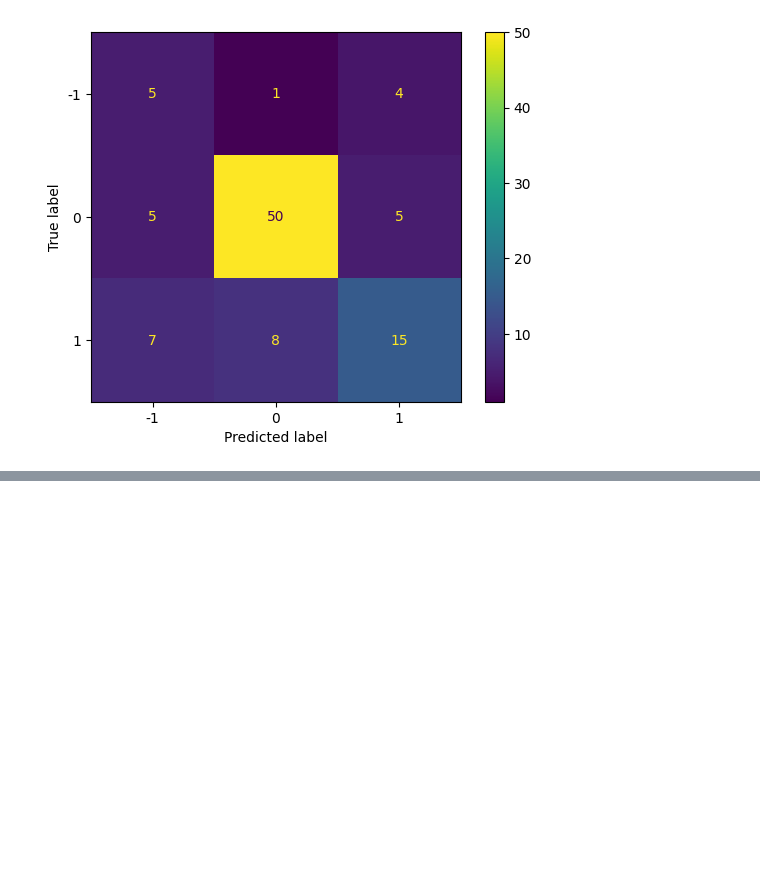
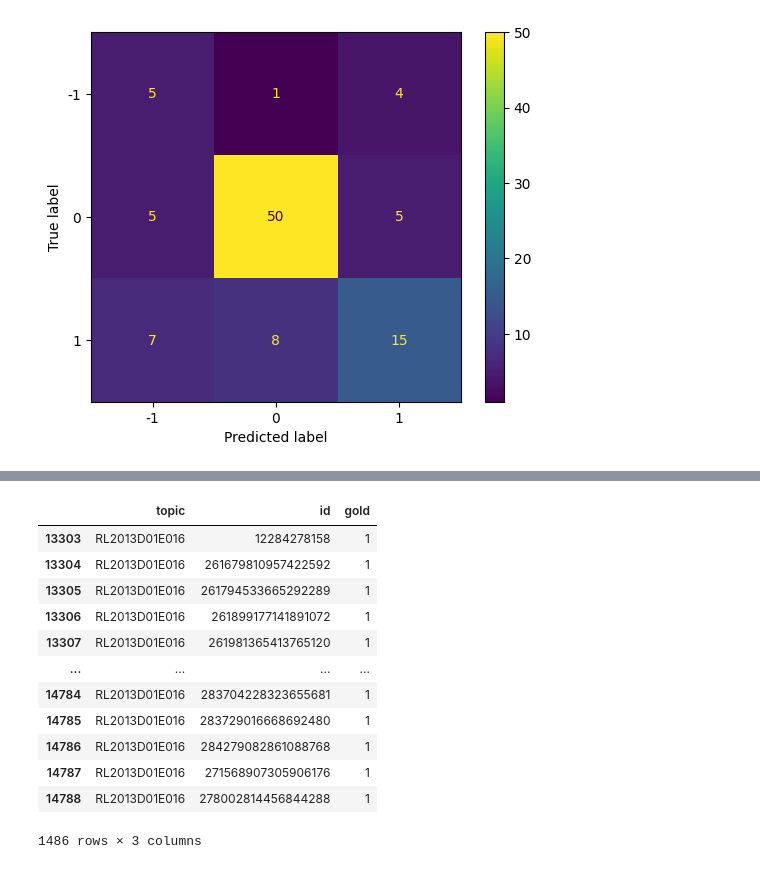
Before and after one commit to ale0xb/CEM_ORD-python, a Jupyter notebook: notebooks/playground.ipynb, the cells around one changed output, grey strips where cells are left out. Cells and saved outputs as stored; diff of their text form; code cells hidden in the pictures; blank space fills up the shorter version.

```diff
--- a/notebooks/playground.ipynb
+++ b/notebooks/playground.ipynb
@@ -96,7 +96,7 @@ def evaluate(gold: Series, pred: Series, sorted_labels: list) -> float:
     proximity_matrix = -np.log2(np.clip(fraction, epsilon, 1.0)).T
 
     result = (cm * proximity_matrix).sum() / (freq * proximity_matrix.diagonal()).sum()
-    return result.sum()
+    return result
 # %%
 results = []
 for topic in df['topic'].unique():
@@ -113,0 +214,16 @@ pd.DataFrame(results)
+# %%
+gold[gold['topic'] == 'RL2013D01E016']
+# %% [output]
+|  | topic | id | gold |
+| 13303 | RL2013D01E016 | 12284278158 | 1 |
+| 13304 | RL2013D01E016 | 261679810957422592 | 1 |
+| 13305 | RL2013D01E016 | 261794533665292289 | 1 |
+| 13306 | RL2013D01E016 | 261899177141891072 | 1 |
+| 13307 | RL2013D01E016 | 261981365413765120 | 1 |
+| ... | ... | ... | ... |
+| 14784 | RL2013D01E016 | 283704228323655681 | 1 |
+| 14785 | RL2013D01E016 | 283729016668692480 | 1 |
+| 14786 | RL2013D01E016 | 284279082861088768 | 1 |
+| 14787 | RL2013D01E016 | 271568907305906176 | 1 |
+| 14788 | RL2013D01E016 | 278002814456844288 | 1 |
+1486 rows × 3 columns
```
Also changed, not shown: parts of 11 cells of this notebook.
